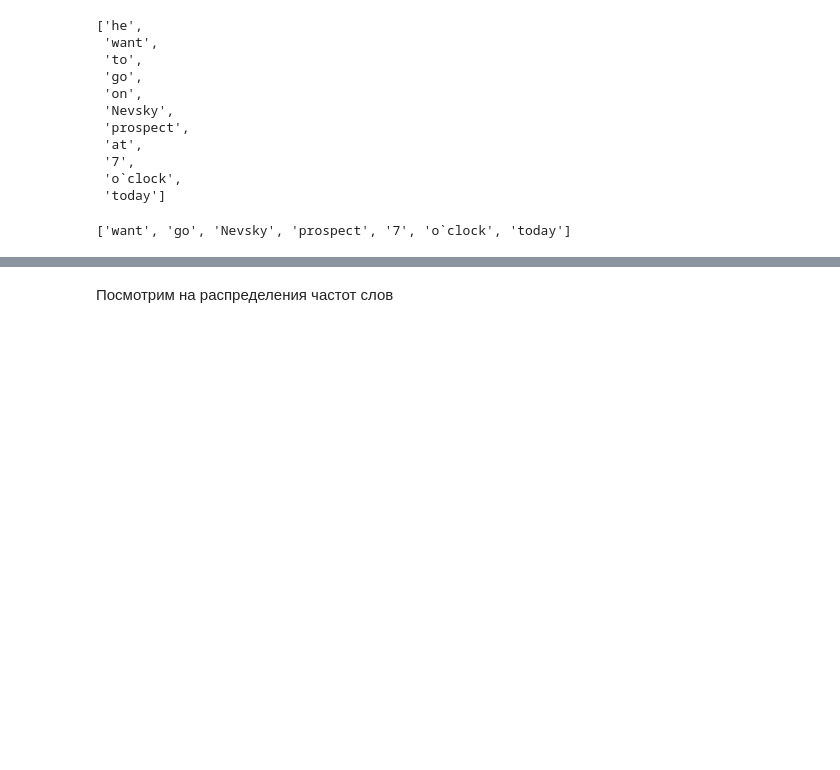
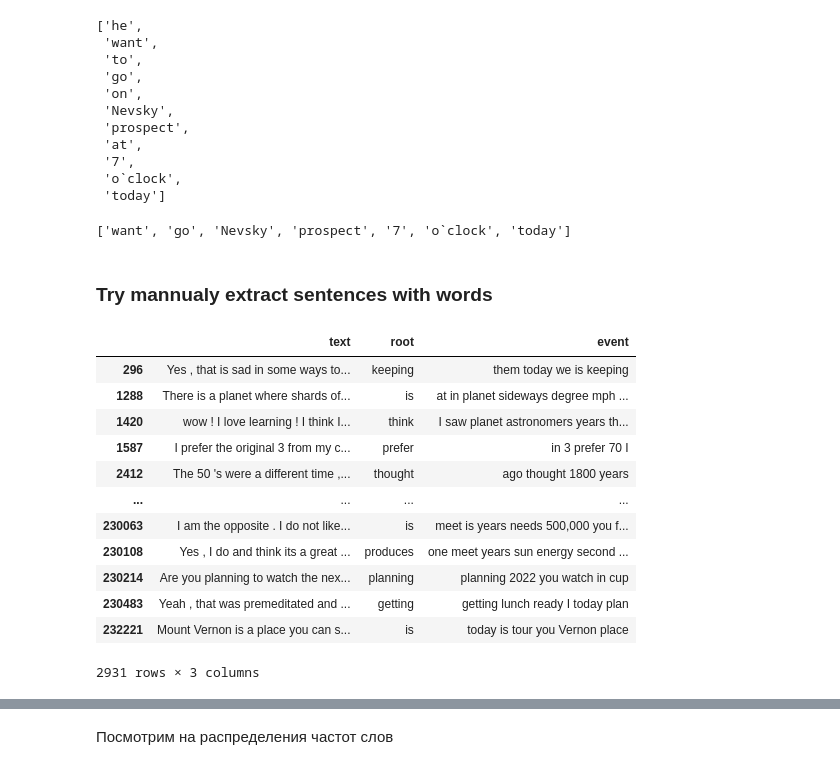
Before and after one commit to geniusserg/PlanningLooker, a Jupyter notebook: notebooks/NLP.ipynb, the cells around one changed output, grey strips where cells are left out. Saved outputs shown, nothing was run; the diff lists cells and outputs as text; code cells hidden in the pictures; blank space fills up the shorter version.

```diff
--- a/notebooks/NLP.ipynb
+++ b/notebooks/NLP.ipynb
@@ -149,3 +149,22 @@ def stopwords_delete(input: list) -> list:
 stopwords_delete(prepare_text("He wants to go on Nevsky prospect at 7 o`clock today"))
 # %% [output]
 ['want', 'go', 'Nevsky', 'prospect', '7', 'o`clock', 'today']
+# %% [markdown]
+### Try mannualy extract sentences with words
+# %%
+ttt  = df[~df["root"].isna()]
+ttt[ttt["text"].str.contains("plan")]
+# %% [output]
+|  | text | root | event |
+| 296 | Yes , that is sad in some ways to... | keeping | them today we is keeping |
+| 1288 | There is a planet where shards of... | is | at in planet sideways degree mph ... |
+| 1420 | wow ! I love learning ! I think I... | think | I saw planet astronomers years th... |
+| 1587 | I prefer the original 3 from my c... | prefer | in 3 prefer 70 I |
+| 2412 | The 50 's were a different time ,... | thought | ago thought 1800 years |
+| ... | ... | ... | ... |
+| 230063 | I am the opposite . I do not like... | is | meet is years needs 500,000 you f... |
+| 230108 | Yes , I do and think its a great ... | produces | one meet years sun energy second ... |
+| 230214 | Are you planning to watch the nex... | planning | planning 2022 you watch in cup |
+| 230483 | Yeah , that was premeditated and ... | getting | getting lunch ready I today plan |
+| 232221 | Mount Vernon is a place you can s... | is | today is tour you Vernon place |
+2931 rows × 3 columns
```
Also changed, not shown: parts of 20 cells of this notebook.
